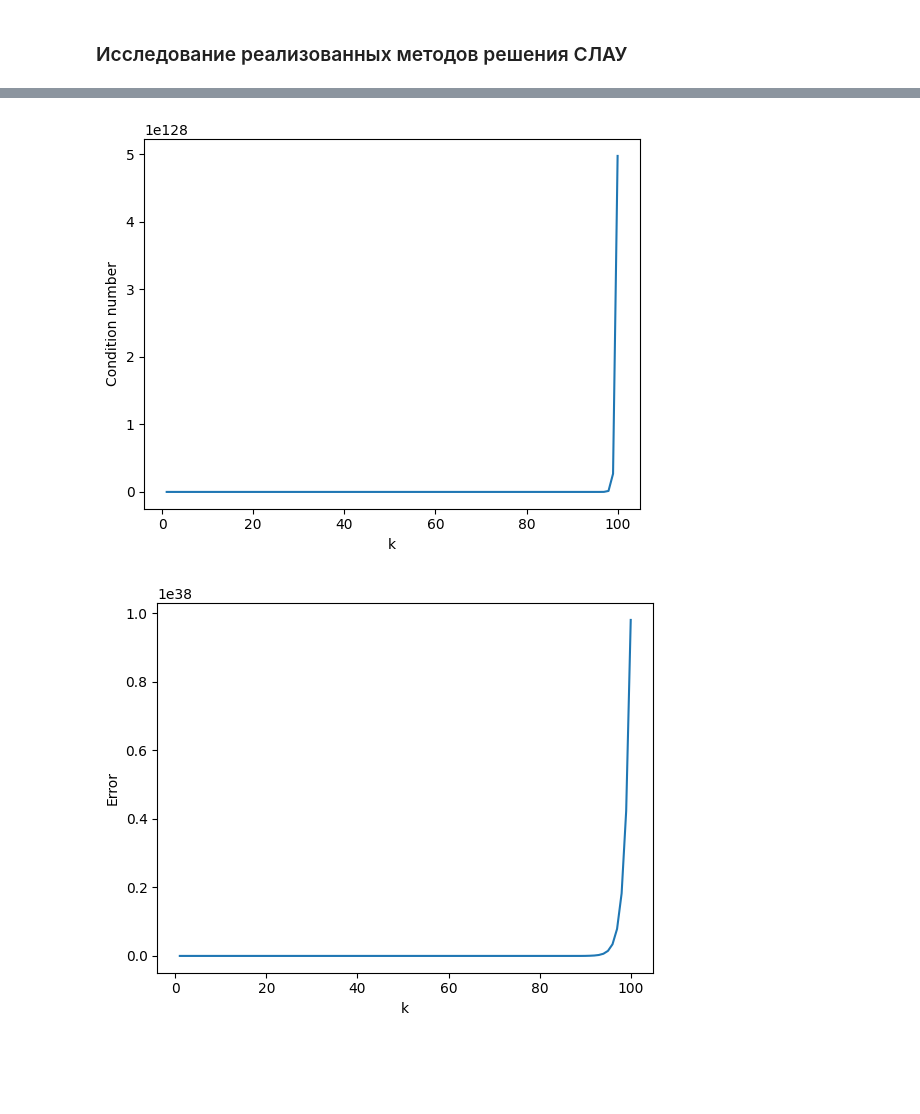
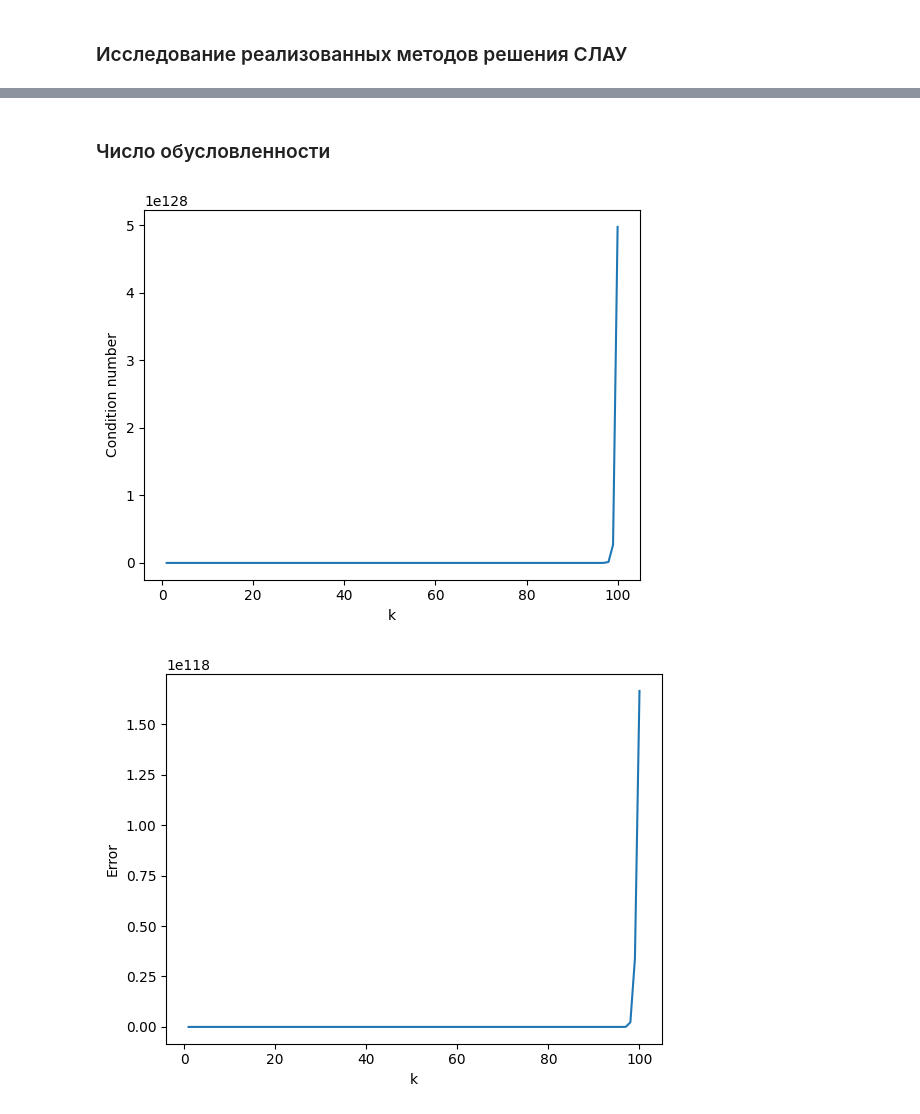
Before and after one commit to Iamnotagenius/Primat, a Jupyter notebook: lab-4/lab-4.ipynb, the cells around one changed output, grey strips where cells are left out. Saved outputs shown, nothing was run; the diff lists cells and outputs as text; code cells hidden in the pictures; blank space fills up the shorter version.

```diff
--- a/lab-4/lab-4.ipynb
+++ b/lab-4/lab-4.ipynb
@@ -294,3 +294,5 @@ n =  100 , k =  2 , time =  0.18078827857971191 , relative error =  4.4760420971
+# %% [markdown]
+### Число обусловленности
 # %%
 import matplotlib.pyplot as plt
 
@@ -299,34 +301,34 @@ ks = []
 cond_nums = []
 errs = []
 
 for k in range(1, 101):
-    A = np.zeros((n, n))
-    F = np.zeros(n)
+    A, F = generateAK(n, k)
     x_true = np.zeros(n)
 
     for i in range(n):
         x_true[i] = (-1) ** i * np.exp(i)
         for j in range(n):
             A[i][j] = 1 / (1 + (i + j + 1) ** k)
         F[i] = np.sum(A[i,:]) + np.sum(A[:,i])
 
     cond_num = np.linalg.cond(A)
-    x = gaussMethod(A, F)
+    x1 = gaussMethod(A, F)
+    x2 = jacoby(A, F)
     err = np.linalg.norm(x - x_true)
 
     ks.append(k)
     cond_nums.append(cond_num)
     errs.append(err)
 
 plt.plot(ks, cond_nums)
 plt.xlabel('k')
 plt.ylabel('Condition number')
 plt.show()
 
 plt.plot(ks, errs)
 plt.xlabel('k')
 plt.ylabel('Error')
 plt.show()
 # %% [output]
 [figure]
-[figure, old version]
+[figure, new version]
```
Also changed, not shown: parts of 1 cell of this notebook.
